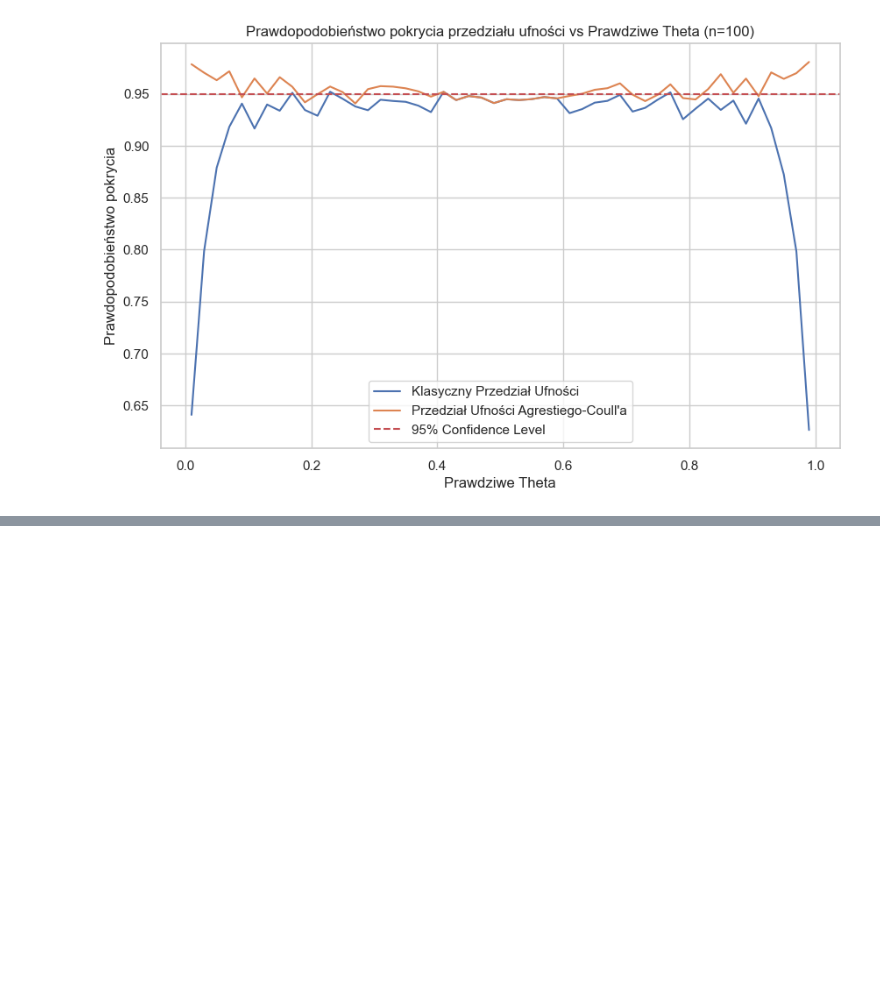
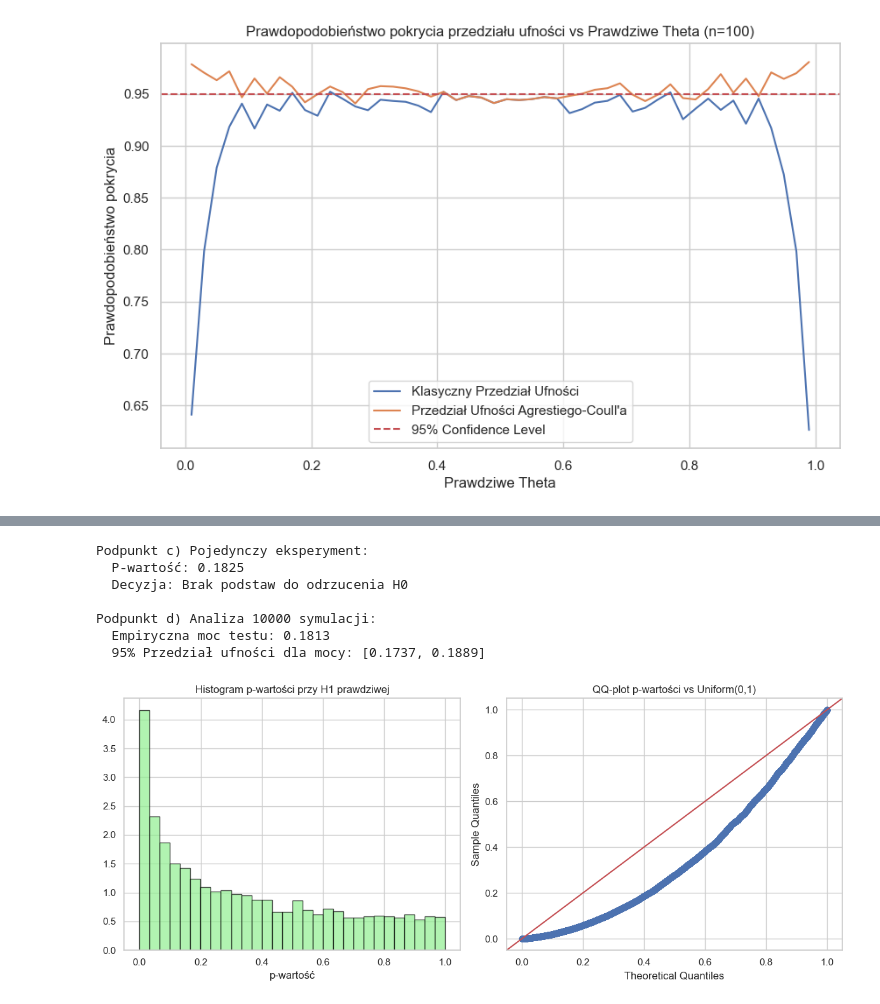
Before and after one commit to jkowalczyk08/statistics-2025, a Jupyter notebook: lab03/lab03.ipynb, the cells around one changed output, grey strips where cells are left out. Drawn from its saved outputs; the diff is of its cells as text; code cells hidden in the pictures; blank space fills up the shorter version.

```diff
--- a/lab03/lab03.ipynb
+++ b/lab03/lab03.ipynb
@@ -181,0 +303,11 @@ for n in n_values:
+# %%
+run_simulation_h1()
+# %% [output]
+Podpunkt c) Pojedynczy eksperyment:
+  P-wartość: 0.1825
+  Decyzja: Brak podstaw do odrzucenia H0
+
+Podpunkt d) Analiza 10000 symulacji:
+  Empiryczna moc testu: 0.1813
+  95% Przedział ufności dla mocy: [0.1737, 0.1889]
+[figure, added]
```
Also changed, not shown: parts of 9 cells of this notebook, 5 other files.
